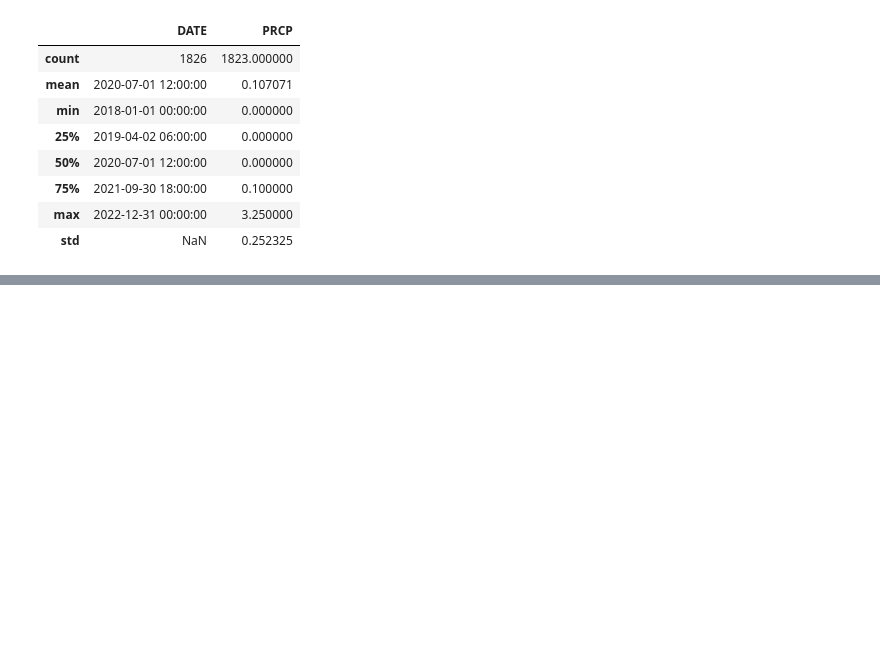
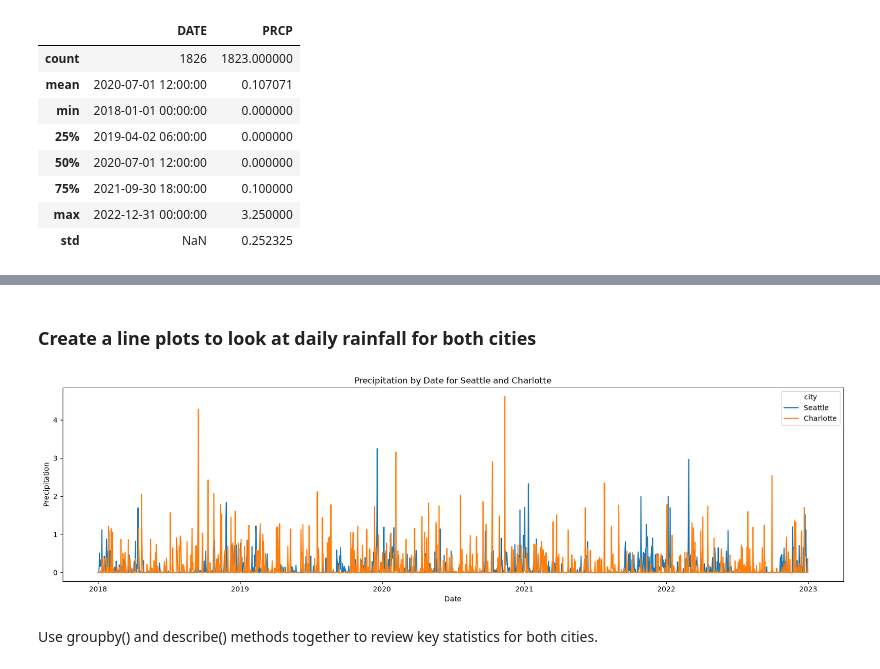
Before and after one commit to binay8/weather, a Jupyter notebook: code/Weather_Data.ipynb, the cells around one changed output, grey strips where cells are left out. Drawn from its saved outputs; the diff is of its cells as text; code cells hidden in the pictures; blank space fills up the shorter version.

```diff
--- a/code/Weather_Data.ipynb
+++ b/code/Weather_Data.ipynb
@@ -231,0 +312,3 @@ df_cha.describe()
+# %%
+seattle_daily_mean = df.groupby([df['DATE'].dt.month, df['DATE'].dt.day])['Seattle'].transform('mean')
+seattle_daily_mean
@@ -231,0 +328,2 @@ df_cha.describe()
+# %%
+df['Seattle'] = df['Seattle'].fillna(seattle_daily_mean)
@@ -231,0 +367,2 @@ df_cha.describe()
+# %%
+df = pd.melt(df, id_vars='DATE', var_name='city', value_name='precipitation')
@@ -231,0 +385,2 @@ df_cha.describe()
+# %%
+df.rename(columns={'DATE':'date'}, inplace = True)
@@ -231,0 +396,13 @@ df_cha.describe()
+# %% [markdown]
+### Create a line plots to look at daily rainfall for both cities
+# %%
+plt.figure(figsize = (20,5))
+sns.lineplot(data= df, x = 'date', y = 'precipitation', hue = 'city')
+plt.title("Precipitation by Date for Seattle and Charlotte")
+plt.xlabel("Date")
+plt.ylabel("Precipitation")
+plt.show()
+# %% [output]
+[figure, added]
+# %% [markdown]
+Use groupby() and describe() methods together to review key statistics for both cities.
```
Also changed, not shown: parts of 41 cells of this notebook.
